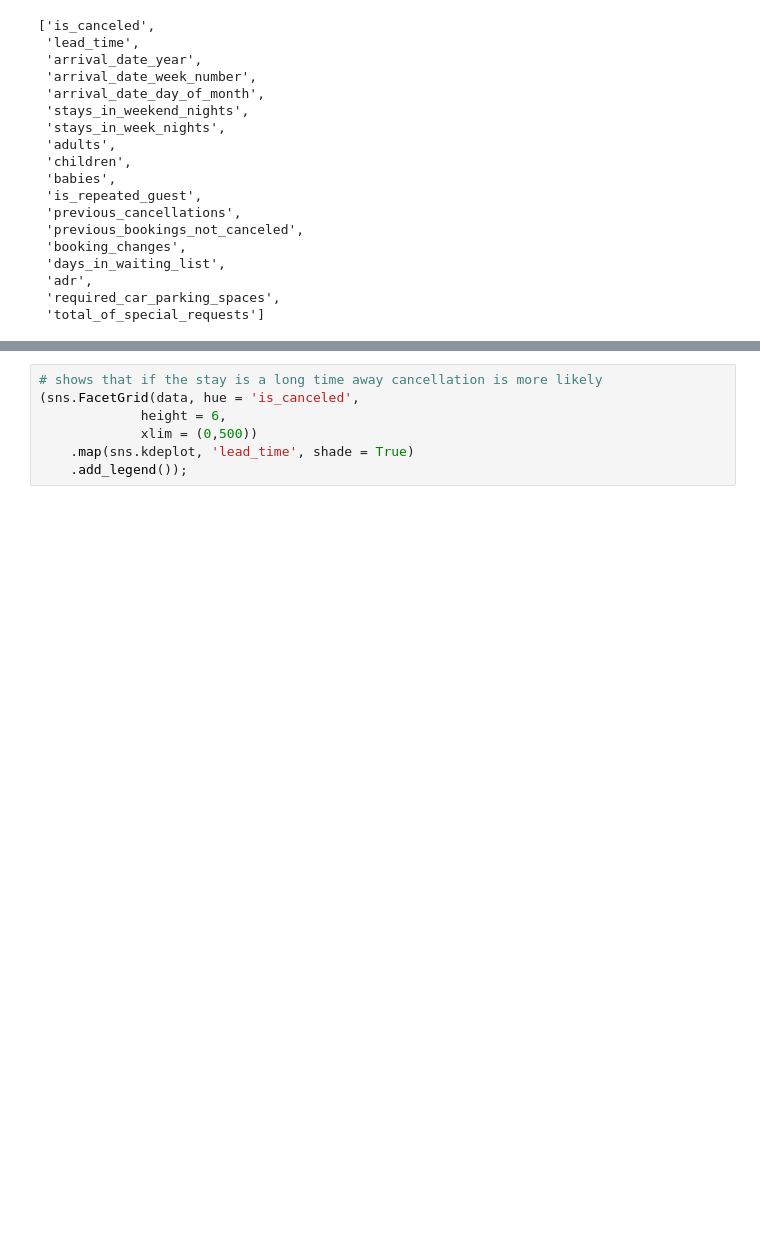
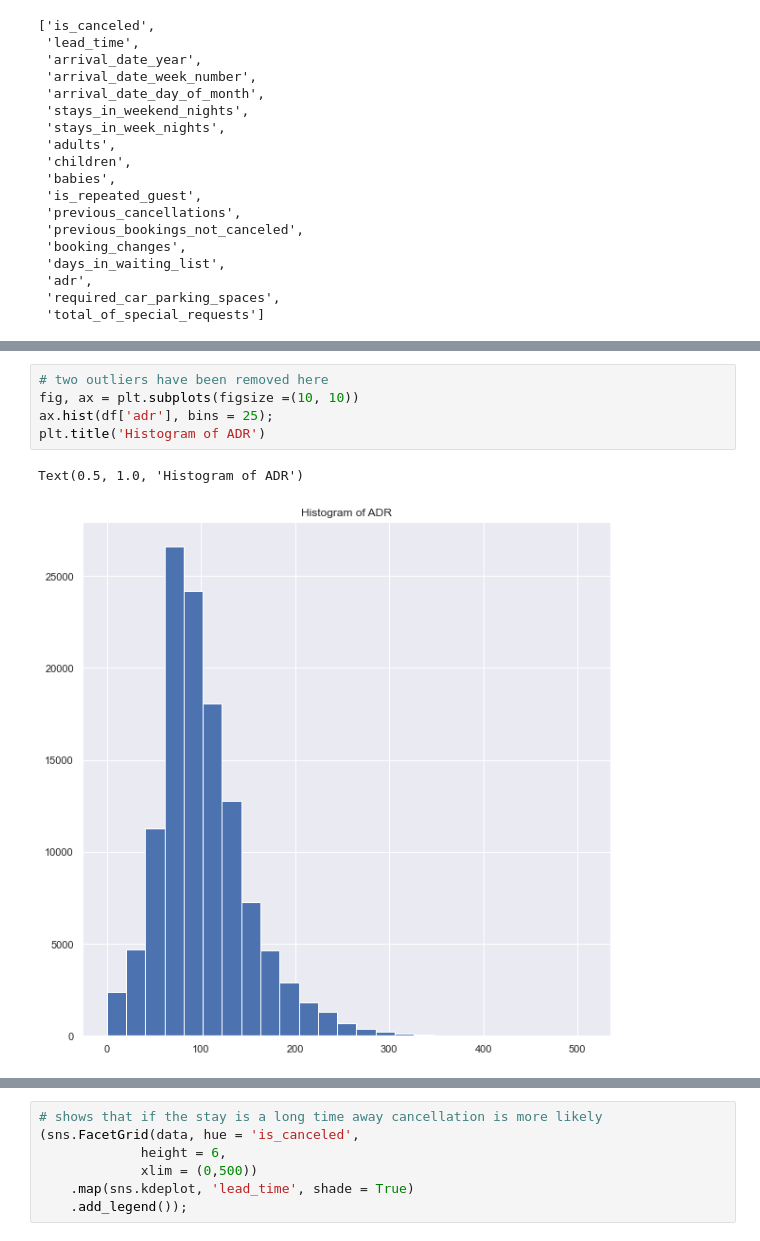
Before and after one commit to JeremyWeidner/402_group4, a Jupyter notebook: Final_Project/eda/python_EDA.ipynb, the cells around one changed output, grey strips where cells are left out. Drawn from its saved outputs; the diff is of its cells as text; blank space fills up the shorter version.

```diff
--- a/Final_Project/eda/python_EDA.ipynb
+++ b/Final_Project/eda/python_EDA.ipynb
@@ -107,0 +135,8 @@ pd.plotting.scatter_matrix(df[num_col], figsize = (15, 15), diagonal = 'hist');
+# %%
+# two outliers have been removed here
+fig, ax = plt.subplots(figsize =(10, 10))
+ax.hist(df['adr'], bins = 25);
+plt.title('Histogram of ADR')
+# %% [output]
+Text(0.5, 1.0, 'Histogram of ADR')
+[figure, added]
```
Also changed, not shown: parts of 16 cells of this notebook.
